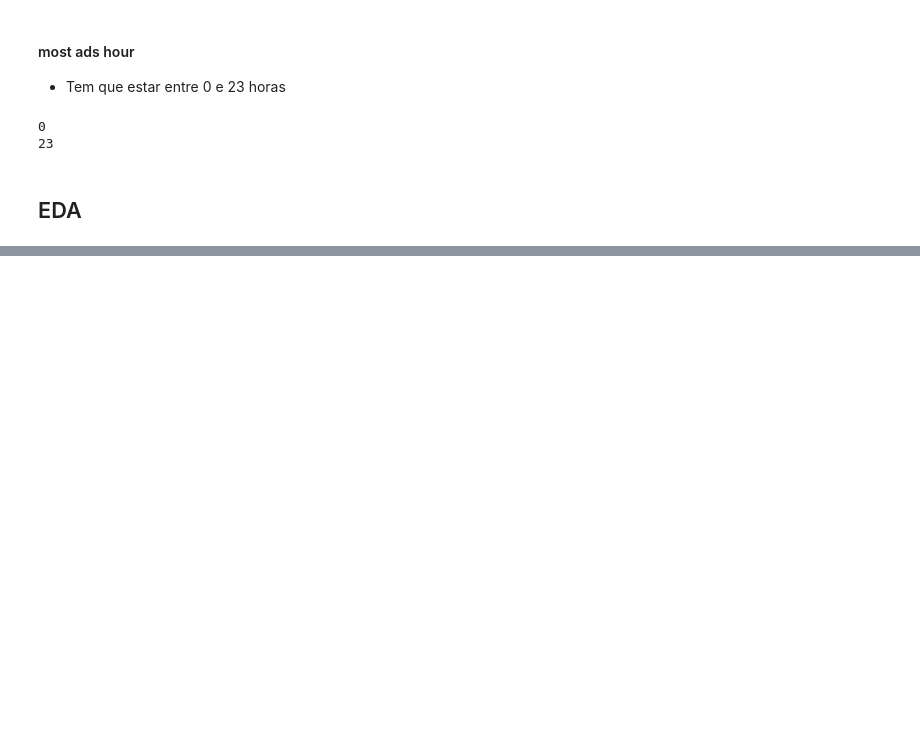
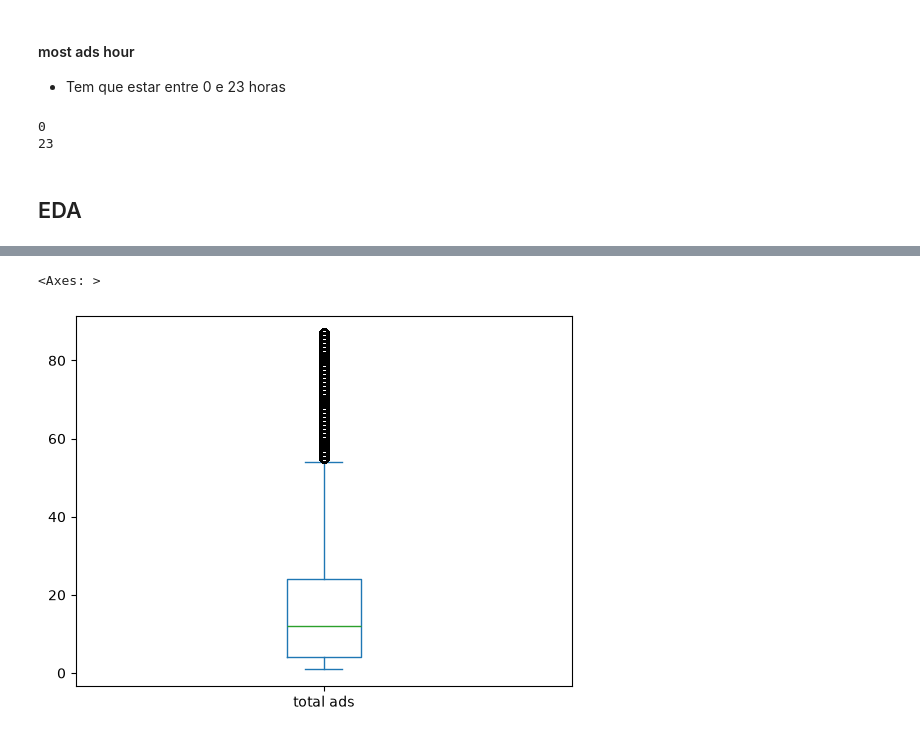
Before and after one commit to igor-kevin/marketing_test-a-b, a Jupyter notebook: notebooks/01_qualidade_dados_e_EDA.ipynb, the cells around one changed output, grey strips where cells are left out. Drawn from its saved outputs; the diff is of its cells as text; code cells hidden in the pictures; blank space fills up the shorter version.

```diff
--- a/notebooks/01_qualidade_dados_e_EDA.ipynb
+++ b/notebooks/01_qualidade_dados_e_EDA.ipynb
@@ -250,0 +245,5 @@ df.loc[df['test group']=='psa']
+# %%
+df['total ads'].loc[df['total ads'] < df['total ads'].quantile(0.95)].plot.box()
+# %% [output]
+<Axes: >
+[figure, added]
```
Also changed, not shown: parts of 45 cells of this notebook, 2 other files.
